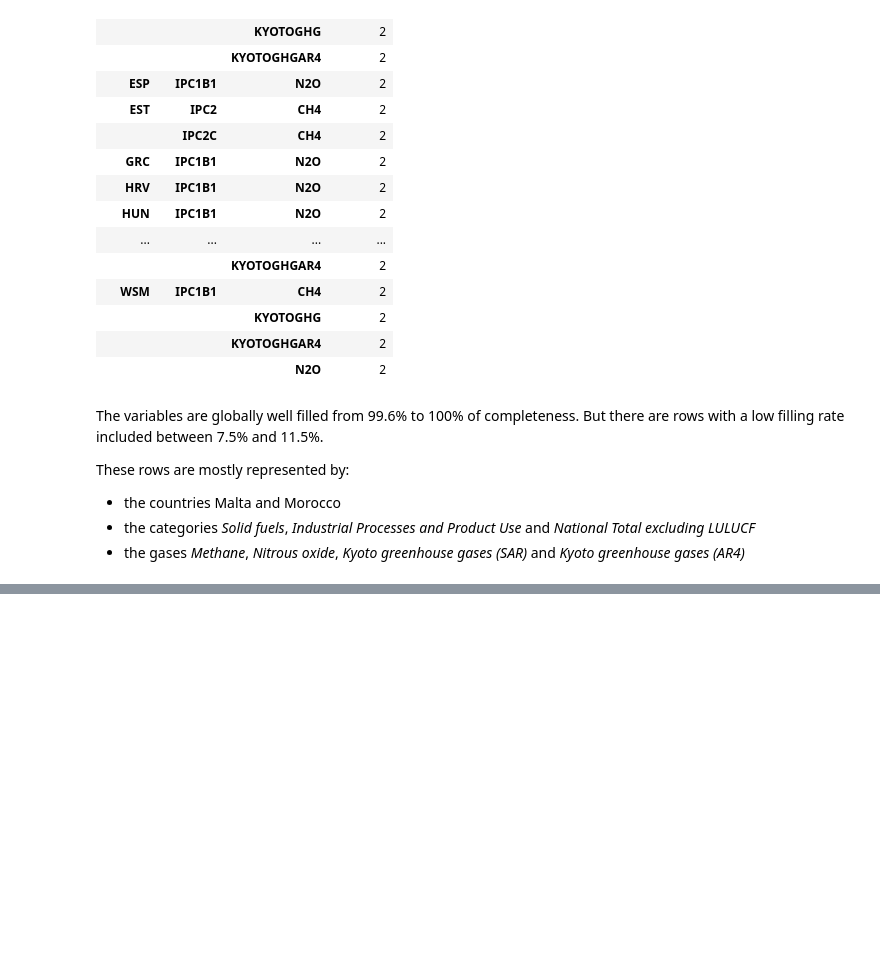
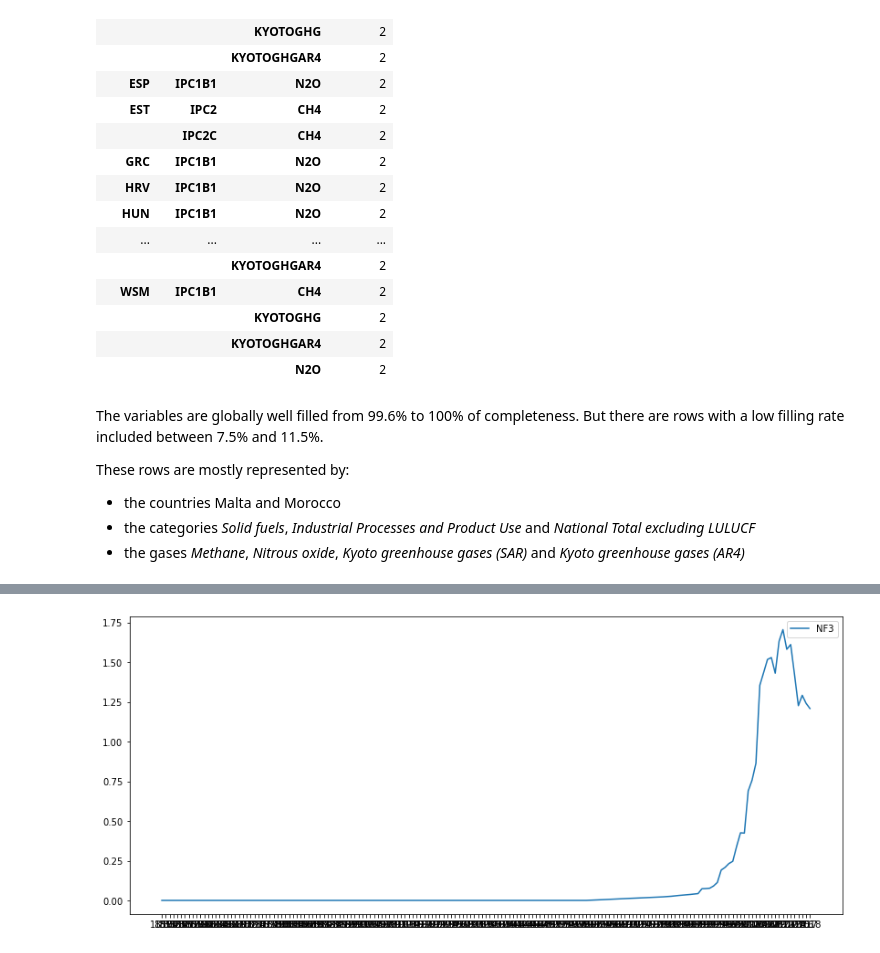
Before and after one commit to OpenGeoScales/ogs-data-exploration, a Jupyter notebook: notebooks/ghg-emissions/primap-hist/primap-hist-exploration.ipynb, the cells around one changed output, grey strips where cells are left out. Saved outputs shown, nothing was run; the diff lists cells and outputs as text; code cells hidden in the pictures; blank space fills up the shorter version.

```diff
--- a/notebooks/ghg-emissions/primap-hist/primap-hist-exploration.ipynb
+++ b/notebooks/ghg-emissions/primap-hist/primap-hist-exploration.ipynb
@@ -384,0 +502,7 @@ These rows are mostly represented by:
+# %%
+plt.figure(figsize=(14,6))
+plt.plot(gas_emission_analysis['NF3'], label='NF3')
+plt.legend()
+plt.show()
+# %% [output]
+[figure, added]
```
Also changed, not shown: parts of 24 cells of this notebook.
